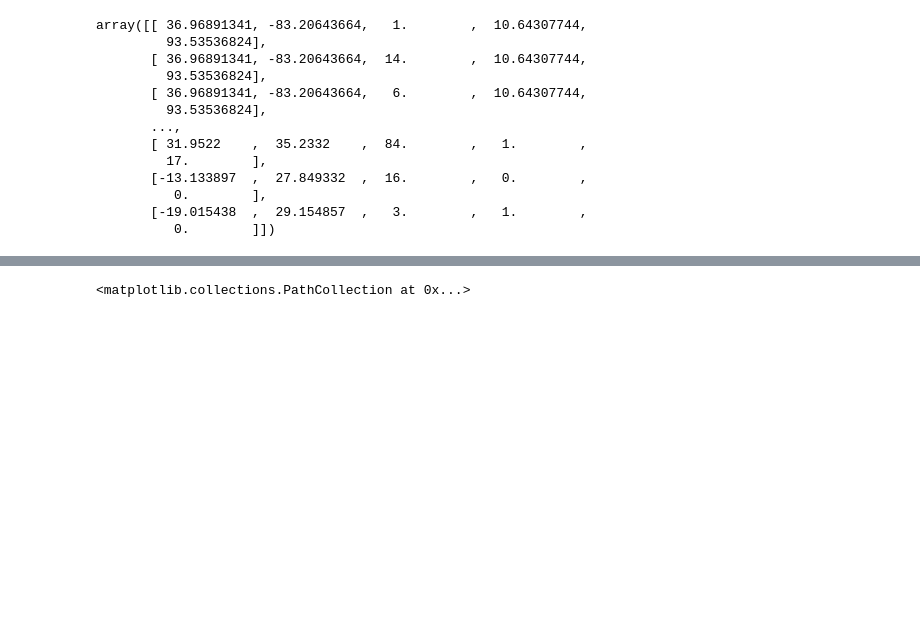
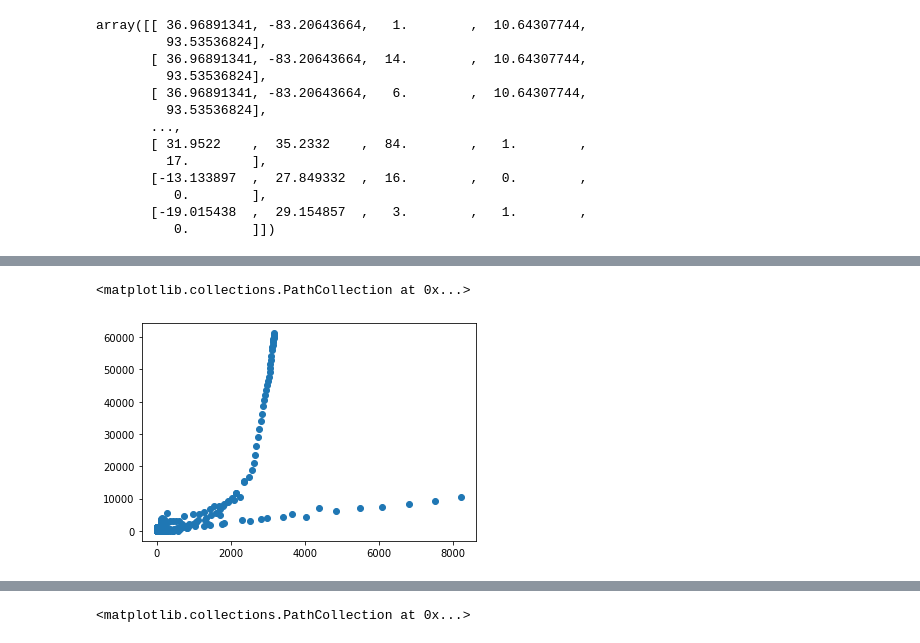
Before and after one commit to 19pa1a05c7/clustering-with-kmeans, a Jupyter notebook: copy_of_Untitled2.ipynb, the cells around one changed output, grey strips where cells are left out. Cells and saved outputs as stored; diff of their text form; code cells hidden in the pictures; blank space fills up the shorter version.

```diff
--- a/copy_of_Untitled2.ipynb
+++ b/copy_of_Untitled2.ipynb
@@ -210,0 +209,5 @@ plt.scatter(x[:,0],x[:,1],c=np.arange(1,24436),cmap="Accent")
+# %%
+plt.scatter(x[:,3],x[:,4])
+# %% [output]
+<matplotlib.collections.PathCollection at 0x...>
+[figure, added]
```
Also changed, not shown: parts of 11 cells of this notebook.
